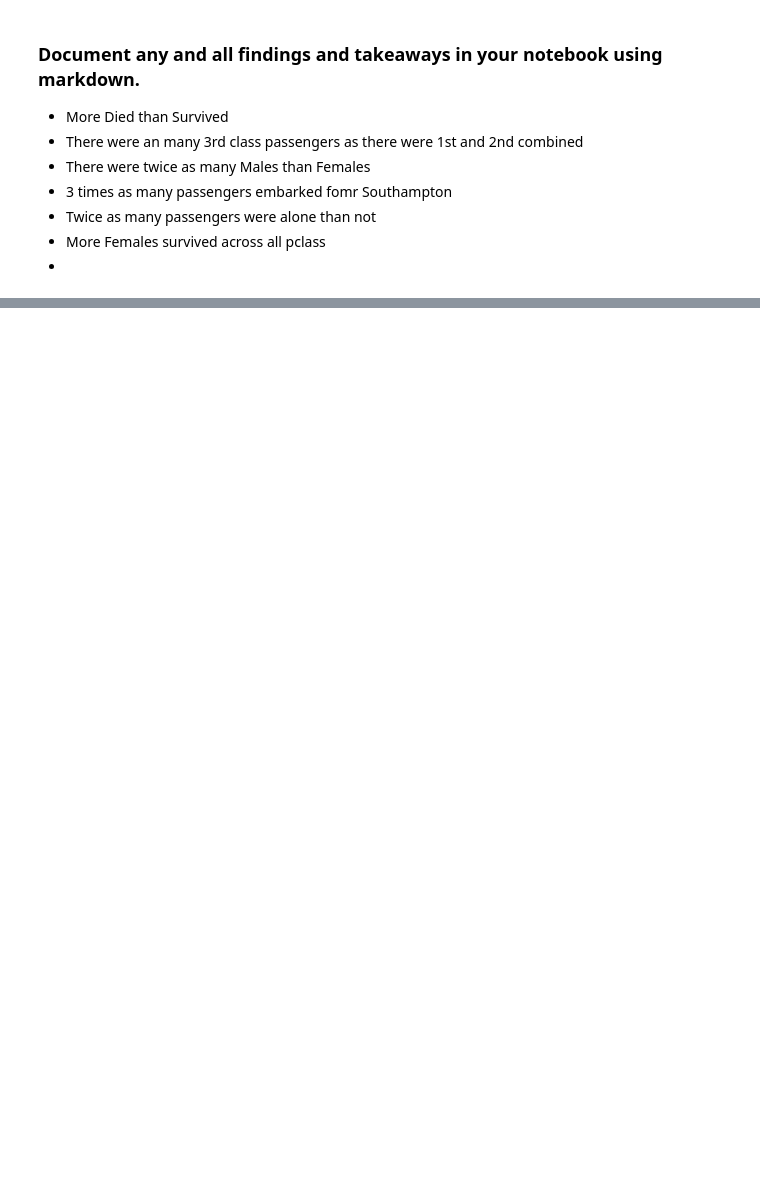
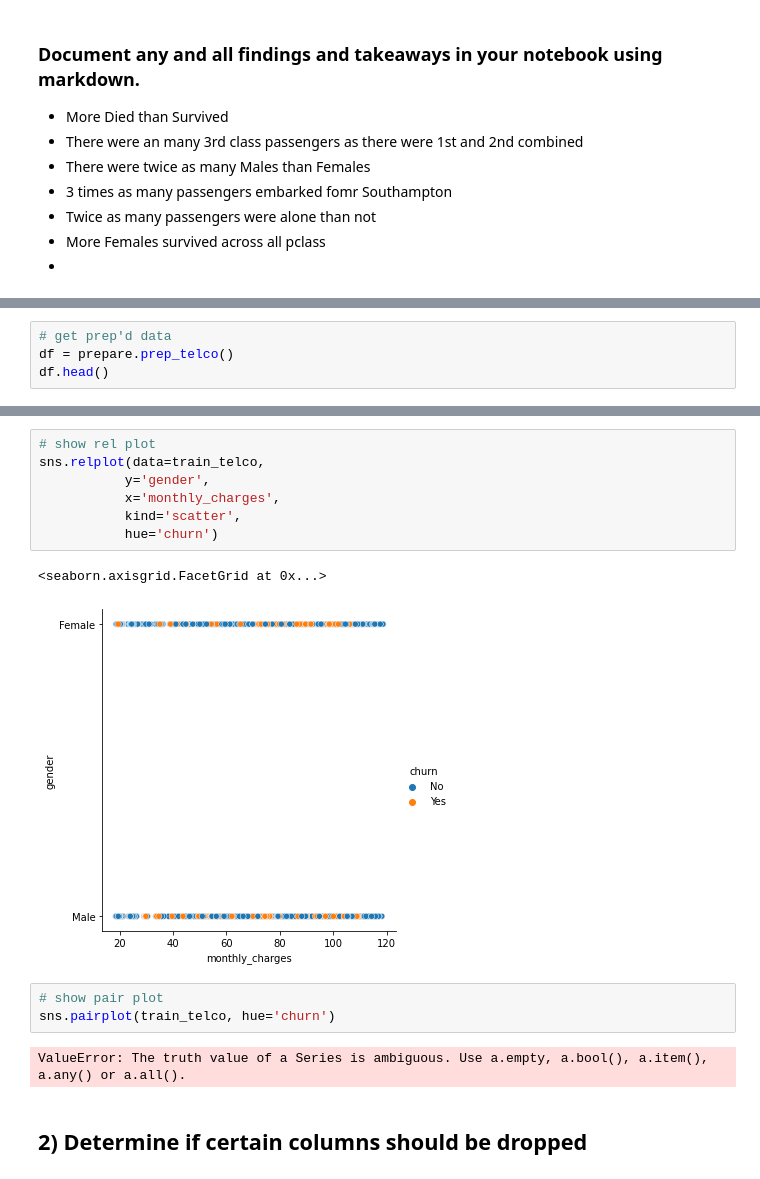
Before and after one commit to kanieladenis/classification-exercises, a Jupyter notebook: classification_exercises.ipynb, the cells around one changed output, grey strips where cells are left out. Drawn from its saved outputs; the diff is of its cells as text; blank space fills up the shorter version.

```diff
--- a/classification_exercises.ipynb
+++ b/classification_exercises.ipynb
@@ -990,0 +825,4 @@ Text(0.5, 1.0, 'More Groups 1-3 Survived Across Pclass')
+# %%
+# get prep'd data
+df = prepare.prep_telco()
+df.head()
@@ -990,0 +918,17 @@ Text(0.5, 1.0, 'More Groups 1-3 Survived Across Pclass')
+# %%
+# show rel plot
+sns.relplot(data=train_telco,
+           y='gender',
+           x='monthly_charges',
+           kind='scatter',
+           hue='churn')
+# %% [output]
+<seaborn.axisgrid.FacetGrid at 0x...>
+[figure, added]
+# %%
+# show pair plot
+sns.pairplot(train_telco, hue='churn')
+# %% [output]
+ValueError: The truth value of a Series is ambiguous. Use a.empty, a.bool(), a.item(), a.any() or a.all().
+# %% [markdown]
+## 2) Determine if certain columns should be dropped
```
Also changed, not shown: parts of 45 cells of this notebook, 5 other files.
